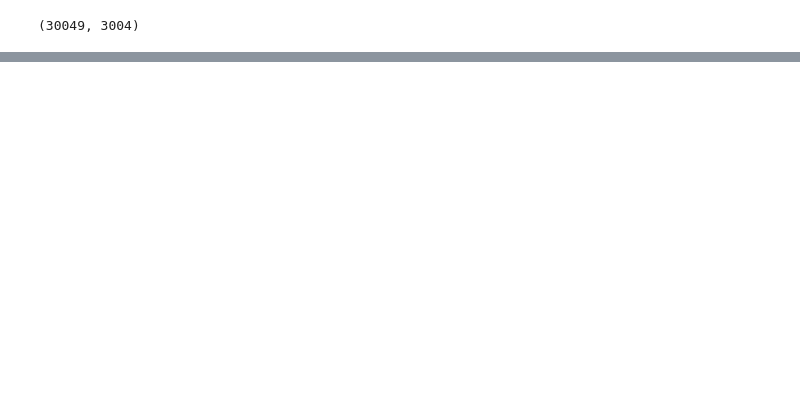
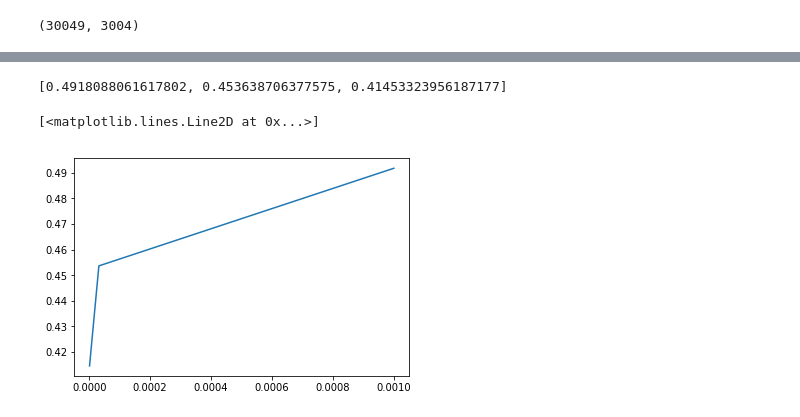
Before and after one commit to EtienneBonvin/cosmo_project, a Jupyter notebook: Deep_Learning_Approach.ipynb, the cells around one changed output, grey strips where cells are left out. Cells and saved outputs as stored; diff of their text form; code cells hidden in the pictures; blank space fills up the shorter version.

```diff
--- a/Deep_Learning_Approach.ipynb
+++ b/Deep_Learning_Approach.ipynb
@@ -620,0 +535,7 @@ rmse(result, y_test)
+# %%
+print(errors)
+plt.plot(np.logspace(-3, -6, 3), errors)
+# %% [output]
+[0.4918088061617802, 0.453638706377575, 0.41453323956187177]
+[<matplotlib.lines.Line2D at 0x...>]
+[figure, added]
```
Also changed, not shown: parts of 58 cells of this notebook, 2 other files.
